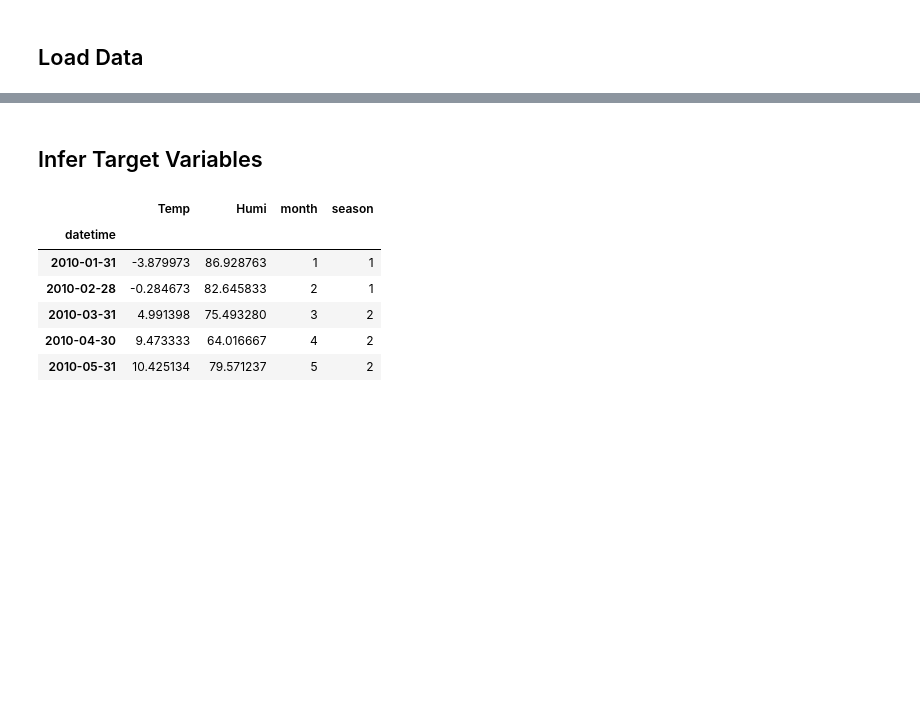
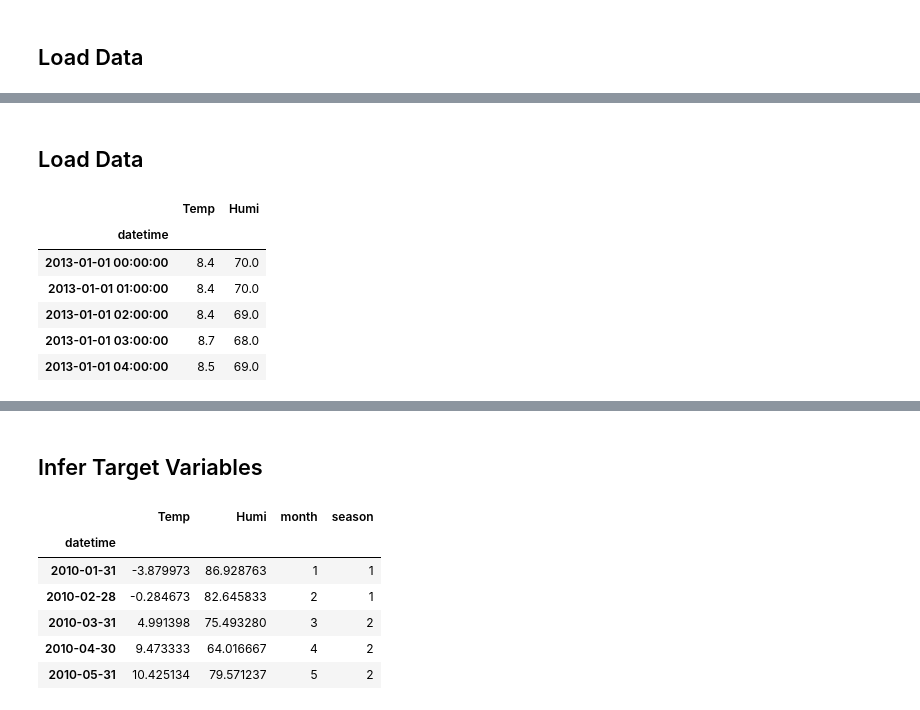
Before and after one commit to chalendony/iot-htsensor, a Jupyter notebook: analysis/random-forest.ipynb, the cells around one changed output, grey strips where cells are left out. Cells and saved outputs as stored; diff of their text form; code cells hidden in the pictures; blank space fills up the shorter version.

```diff
--- a/analysis/random-forest.ipynb
+++ b/analysis/random-forest.ipynb
@@ -75,0 +32,13 @@ df.head()
+# %% [markdown]
+## Load Data
+# %%
+df = data.dwd(2013, 2017, '/Users/stewarta/Documents/DATA/htsensor/produkt_tu_stunde_19510101_20171231_00662.txt')
+df.head()
+# %% [output]
+|  | Temp | Humi |
+| datetime |  |  |
+| 2013-01-01 00:00:00 | 8.4 | 70.0 |
+| 2013-01-01 01:00:00 | 8.4 | 70.0 |
+| 2013-01-01 02:00:00 | 8.4 | 69.0 |
+| 2013-01-01 03:00:00 | 8.7 | 68.0 |
+| 2013-01-01 04:00:00 | 8.5 | 69.0 |
```
Also changed, not shown: parts of 14 cells of this notebook, 8 other files.
